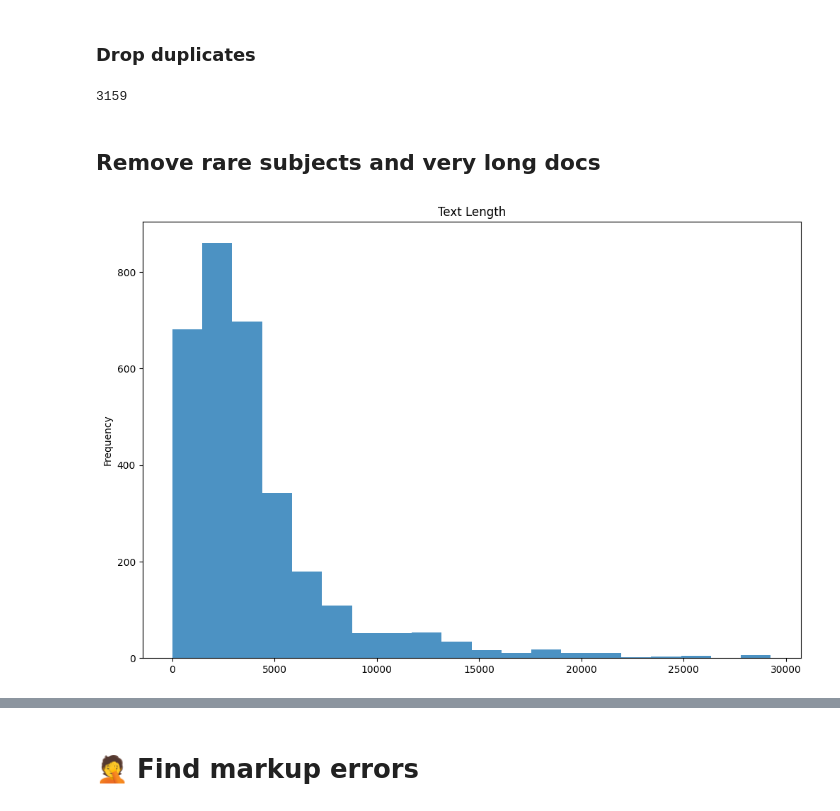
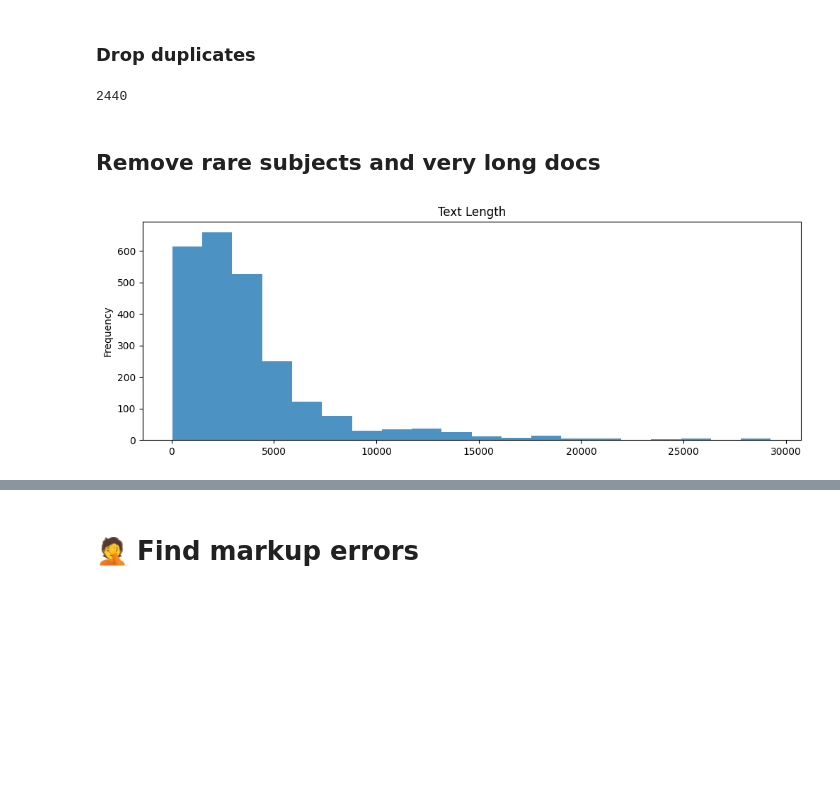
Before and after one commit to LitJane/analyser, a Jupyter notebook: trainsets/export_trainset.ipynb, the cells around one changed output, grey strips where cells are left out. Drawn from its saved outputs; the diff is of its cells as text; code cells hidden in the pictures; blank space fills up the shorter version.

```diff
--- a/trainsets/export_trainset.ipynb
+++ b/trainsets/export_trainset.ipynb
@@ -504,7 +441,7 @@ tokens_features
 # %%
 # fff
 files_dict = {}
-
+files_cnt = 0
 if file_data:
     k=0
     for d in file_data:
@@ -514,6 +451,7 @@ if file_data:
         files_dict[jd.get_id()] = jd
         try:
             add_stats_record(jd, stats, source = 'file')
+            files_cnt+=1
         except Exception as e:
             print(e)
             print(jd.get_id())
@@ -530,7 +468,7 @@ if file_data:
             print(f'stats saved to {export_fn}')
 
 
-
+mlflow.log_param('files_in_json',  files_cnt)
 stats.to_csv(export_fn, index=True)
 # stats.to_csv('tmp.csv', index=True)
 
@@ -801,9 +788,19 @@ len(stats)
 # %%
 stats2 = stats.copy()
-stats2['org-2-alias'] = stats2['org-2-alias'].str.lower()
-stats2['org-1-alias'] = stats2['org-1-alias'].str.lower()
-stats2['org-1-name'] = stats2['org-1-name'].str.lower()
-stats2['org-2-name'] = stats2['org-2-name'].str.lower()
+
+if False:
+    for i in (1,2):
+        for key in ['alias', 'name', 'type']:
+            k=f'org-{i}-{key}'
+            stats2[k] = stats2[k].str.lower()
+
+
+# stats2['org-1-alias'] = stats2['org-1-alias'].str.lower()
+# stats2['org-1-name'] = stats2['org-1-name'].str.lower()
+# stats2['org-2-name'] = stats2['org-2-name'].str.lower()
+
+# stats2['org-1-type'] = stats2['org-1-type'].str.lower()
+# stats2['org-2-type'] = stats2['org-2-type'].str.lower()
 stats2
 # %% [output]
 |  | source | checksum | version | export_date | len | analyze_date | value | value_log1p | value_span | ... |
@@ -993,7 +995,7 @@ stats2.sort_values(['len', 'org-1-name', 'org-2-name', 'org-1-alias','org-2-alia
 for i, row in stats2.iterrows():
   _str = ':'.join(sorted([str(x) for x in
                           [row['len'], row['org-1-alias'], row['org-2-alias'], row['org-1-name'], row['org-2-name'],
-                           row['value'], row['subject']]]))
+                           row['value'], row['subject'], row['headers']  ]]))
   stats2.at[i, 'hash'] = hash(_str)
 
 stats2 = stats2.sort_values(['hash'])
@@ -1033,24 +1037,25 @@ len(dups)
 dups_s = dups.sort_values([score_column_name], ascending=True).copy()
 
 dups_s = dups_s.drop_duplicates(subset=['hash'])
-dups_s = dups_s.sort_values([score_column_name], ascending=True)
-
-
-dups_s = dups_s.sort_values([score_column_name], ascending=True)
+# dups_s = dups_s.sort_values([score_column_name], ascending=True)
+# dups_s = dups_s.sort_values([score_column_name], ascending=True)
 # dups_s = dups_s[dups_s[score_column_name] < 5000]
 print(len(dups_s))
 
 # dups_s [dups_s['len'] > 30000].head(40)
+
+mlflow.log_metric('duplicates',  len(stats) - len(dups_s))
+mlflow.log_metric('unique_docs',  len(dups_s))
 # %% [output]
-3159
+2440
 # %% [markdown]
 ## Remove rare subjects and very long docs
 # %%
-plt.figure(figsize=(12, 8))
+plt.figure(figsize=(12, 4))
 ax = dups_s[dups_s['len'] < 30000] ['len'].plot.hist(bins=20, alpha=0.8)
 ax.set_title('Text Length')
 plt.show()
 # %% [output]
-[figure, old version]
+[figure, new version]
 # %%
 print(dups_s[score_column_name].min())
```
Also changed, not shown: parts of 77 cells of this notebook, 19 other files.
